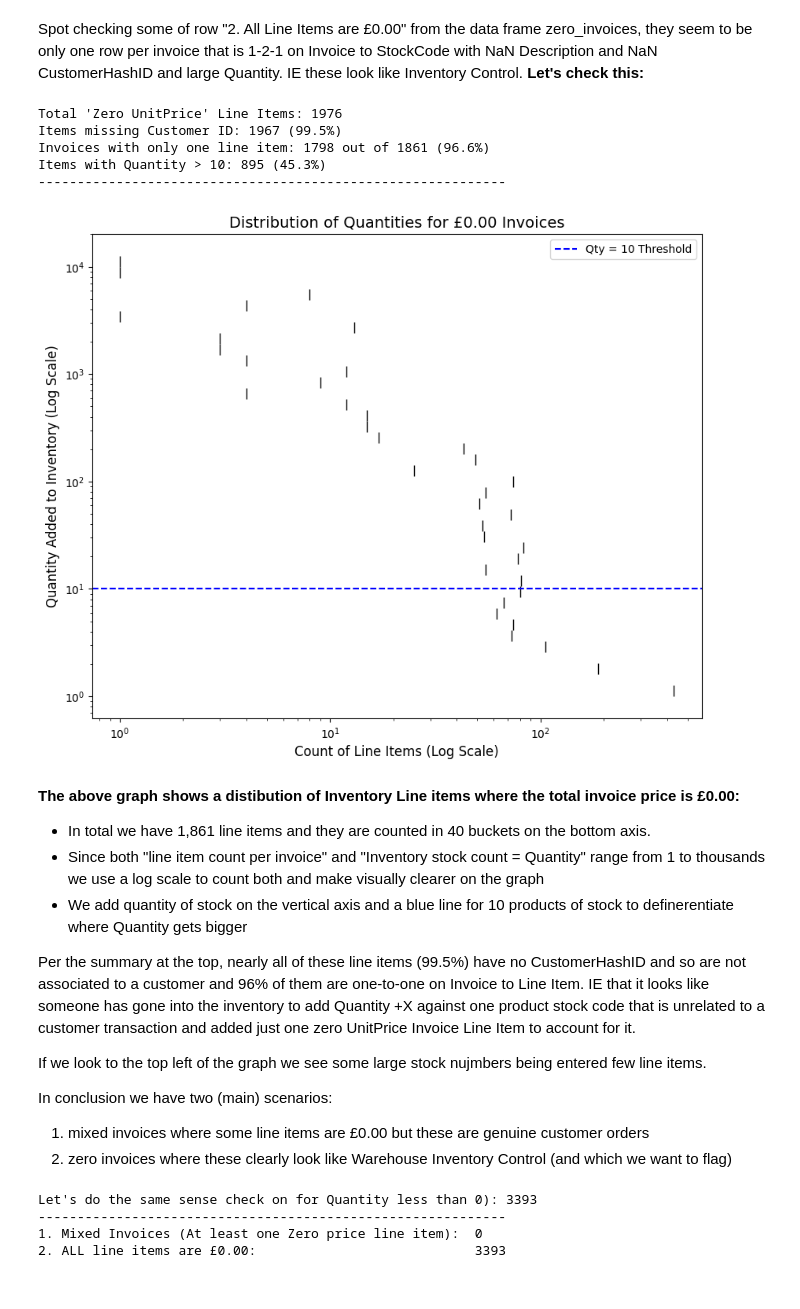
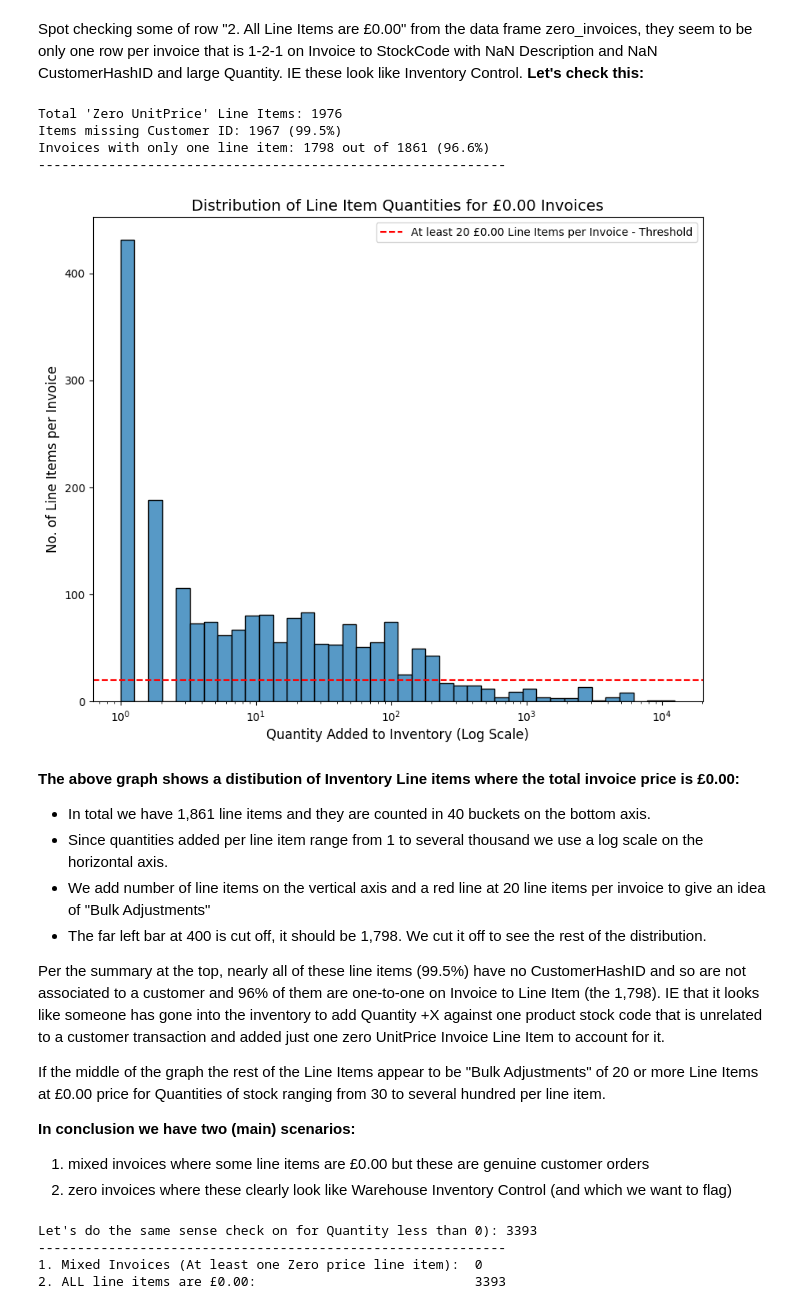
Before and after one commit to sachaplaye/rfm-lifecycle-segmentation, a Jupyter notebook: notebooks/2_data_exploration_information_share.ipynb, the cells around one changed output. Drawn from its saved outputs; the diff is of its cells as text; code cells hidden in the pictures.

```diff
--- a/notebooks/2_data_exploration_information_share.ipynb
+++ b/notebooks/2_data_exploration_information_share.ipynb
@@ -1038,3 +598,20 @@ display(Check_cleanse_3.head(5))
+# %%
+import numpy as np
+
+# 1. Load the reference table
+df_mapping = pd.read_csv('description_mapping.csv')
+
+# 2. Create a dictionary from the CSV
+mapping_dict = dict(zip(df_mapping['Description'], df_mapping['DescriptionType']))
+
+# 3. Update field DescriptionType where it matches the reference table.
+df_cleansed_retail_orders['DescriptionType'] = df_cleansed_retail_orders['Description'].map(mapping_dict)
+
+# 4. Flag the records that did not get assigned a mapping and are not null
+is_valid_product = df_cleansed_retail_orders['Description'].notna() & df_cleansed_retail_orders['DescriptionType'].isna()
+
+# 5. Define these as 'PRODUCT' in the DescriptionType field
+df_cleansed_retail_orders.loc[is_valid_product, 'DescriptionType'] = 'PRODUCT'
 # %% [markdown]
 ---
 ---
@@ -1103,57 +680,53 @@ import seaborn as sns
 zero_invoice_list = zero_invoices['Invoice'].tolist()
 df_zero_items = df_cleansed_retail_orders[df_cleansed_retail_orders['Invoice'].isin(zero_invoice_list)]
 
 # --- Check if these are Warehouse ---
 
 # Check how many of these lack a CustomerHashID
 missing_customer_count = df_zero_items['CustomerHashID'].isna().sum()
 df_zero_items = df_cleansed_retail_orders[df_cleansed_retail_orders['Invoice'].isin(zero_invoice_list)]
 total_zeroed_items = len(df_zero_items)
 print(f"Total 'Zero UnitPrice' Line Items: {total_zeroed_items}")
 print(f"Items missing Customer ID: {missing_customer_count} ({(missing_customer_count/total_zeroed_items)*100:.1f}%)")
 
 # Check if Invoice to StockCode is "One-to-One"
 items_per_invoice = df_zero_items.groupby('Invoice').size()
 single_item_invoices = (items_per_invoice == 1).sum()
 total_zeroed_invs = len(items_per_invoice)
 print(f"Invoices with only one line item: {single_item_invoices} out of {total_zeroed_invs} ({(single_item_invoices/total_zeroed_invs)*100:.1f}%)")
-
-# Check Quantity thresholds
-qty_over_10 = (df_zero_items['Quantity'] > 10).sum()
-print(f"Items with Quantity > 10: {qty_over_10} ({(qty_over_10/total_zeroed_items)*100:.1f}%)")
 print("-" * 60)
 
 # --- Graph: Quantity Distribution ---
 
 plt.figure(figsize=(10, 8))
-# Use histogram with log scale to handle large numbers
-ax = sns.histplot(data=df_zero_items, y='Quantity', bins=40, log_scale=(True, True))
-plt.title('Distribution of Quantities for £0.00 Invoices', fontsize=14)
-plt.ylabel('Quantity Added to Inventory (Log Scale)', fontsize=12)
-plt.xlabel('Count of Line Items (Log Scale)', fontsize=12)
+# Use bar chart with log scale to handle large numbers
+ax = sns.histplot(data=df_zero_items, x='Quantity', bins=40, log_scale=(True, False))
+plt.title('Distribution of Line Item Quantities for £0.00 Invoices', fontsize=14)
+plt.xlabel('Quantity Added to Inventory (Log Scale)', fontsize=12)
+plt.ylabel('No. of Line Items per Invoice', fontsize=12)
 
-# Add a horizontal line at 10 to visually separate larger quantities that could indicate warehouse adjustments
-plt.axhline(10, color='blue', linestyle='--', label='Qty = 10 Threshold')
+# Add a horizontal line at 20 to visually separate larger quantities that could indicate warehouse adjustments
+plt.axhline(20, color='red', linestyle='--', label='At least 20 £0.00 Line Items per Invoice - Threshold')
 plt.legend()
 plt.show()
 # %% [output]
 Total 'Zero UnitPrice' Line Items: 1976
 Items missing Customer ID: 1967 (99.5%)
 Invoices with only one line item: 1798 out of 1861 (96.6%)
-Items with Quantity > 10: 895 (45.3%)
 ------------------------------------------------------------
-[figure, old version]
+[figure, new version]
 # %% [markdown]
 **The above graph shows a distibution of Inventory Line items where the total invoice price is £0.00:**
 - In total we have 1,861 line items and they are counted in 40 buckets on the bottom axis.
-- Since both "line item count per invoice" and "Inventory stock count = Quantity" range from 1 to thousands we use a log scale to count both and make visually clearer on the graph
-- We add quantity of stock on the vertical axis and a blue line for 10 products of stock to definerentiate where Quantity gets bigger
+- Since quantities added per line item range from 1 to several thousand we use a log scale on the horizontal axis.
+- We add number of line items on the vertical axis and a red line at 20 line items per invoice to give an idea of "Bulk Adjustments"
+- The far left bar at 400 is cut off, it should be 1,798. We cut it off to see the rest of the distribution.
 
-Per the summary at the top, nearly all of these line items (99.5%) have no CustomerHashID and so are not associated to a customer and 96% of them are one-to-one on Invoice to Line Item. IE that it looks like someone has gone into the inventory to add Quantity +X against one product stock code that is unrelated to a customer transaction and added just one zero UnitPrice Invoice Line Item to account for it.
+Per the summary at the top, nearly all of these line items (99.5%) have no CustomerHashID and so are not associated to a customer and 96% of them are one-to-one on Invoice to Line Item (the 1,798). IE that it looks like someone has gone into the inventory to add Quantity +X against one product stock code that is unrelated to a customer transaction and added just one zero UnitPrice Invoice Line Item to account for it.
 
-If we look to the top left of the graph we see some large stock nujmbers being entered few line items.
+If the middle of the graph the rest of the Line Items appear to be "Bulk Adjustments" of 20 or more Line Items at £0.00 price for Quantities of stock ranging from 30 to several hundred per line item.
 
-In conclusion we have two (main) scenarios:
+**In conclusion we have two (main) scenarios:**
 1. mixed invoices where some line items are £0.00 but these are genuine customer orders
 2. zero invoices where these clearly look like Warehouse Inventory Control (and which we want to flag)
 # %%
```
Also changed, not shown: parts of 20 cells of this notebook, 1 other file.
